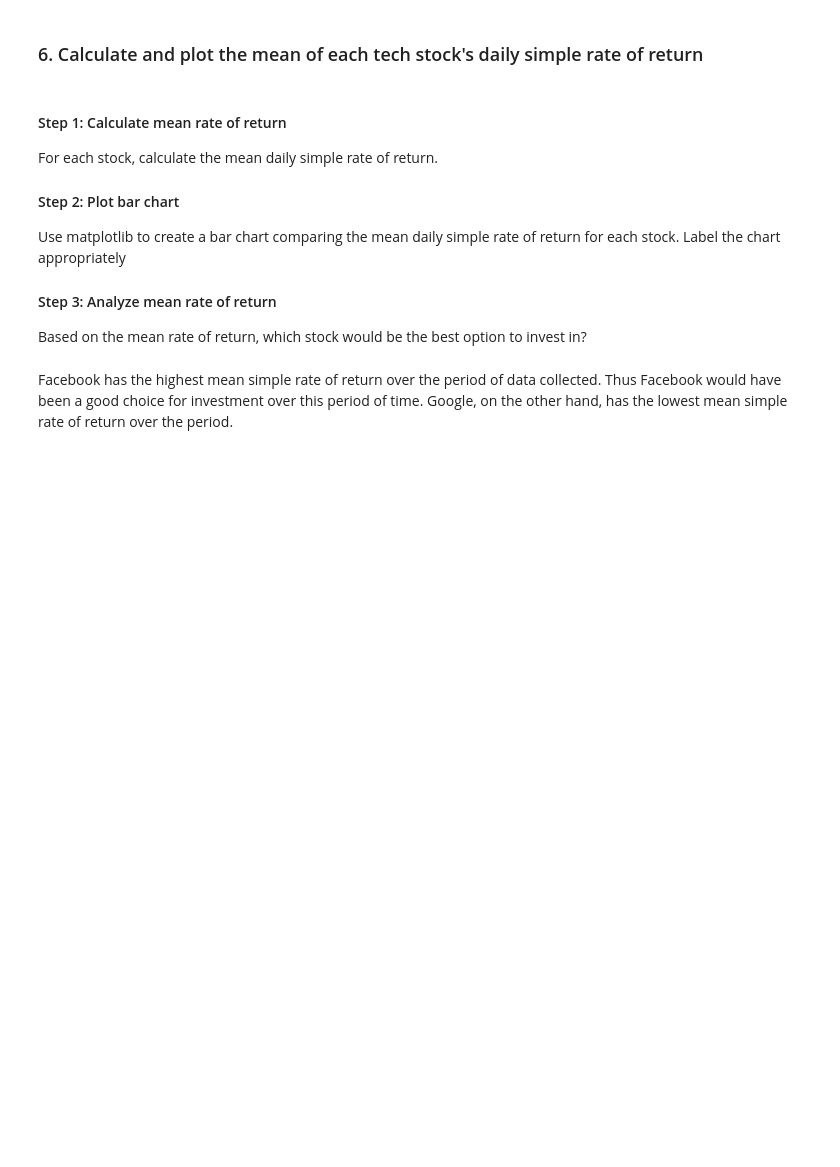
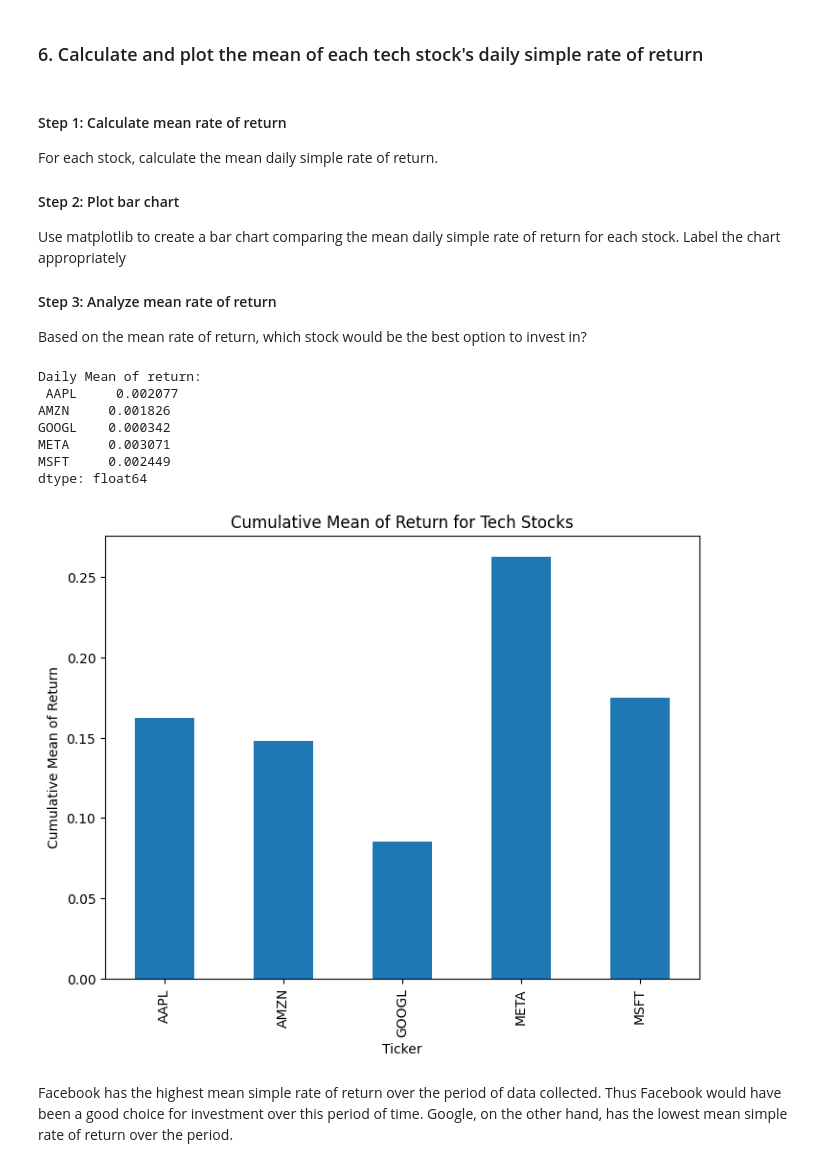
Before and after one commit to vhurdaneta/Visualazing-Tech-Stocks-Project---Analyze-Financial-Data-with-Python, a Jupyter notebook: visualizing_tech_stocks.ipynb, the cells around one changed output. Cells and saved outputs as stored; diff of their text form; code cells hidden in the pictures; blank space fills up the shorter version.

```diff
--- a/visualizing_tech_stocks.ipynb
+++ b/visualizing_tech_stocks.ipynb
@@ -76,6 +148,28 @@ For each stock, calculate the mean daily simple rate of return.
 Use matplotlib to create a bar chart comparing the mean daily simple rate of return for each stock. Label the chart appropriately
 #### Step 3: Analyze mean rate of return
 Based on the mean rate of return, which stock would be the best option to invest in?
+# %%
+#Daily mean of return
+print('Daily Mean of return:\n', stock_data_daily_returns.mean())
+
+# Calculamos el promedio acumulado de rate of return diario para cada activo
+daily_return_means_cumulative = (1 + stock_data_daily_returns).cumprod().mean() - 1
+
+# Graficamos el promedio acumulado de rate of return diario para cada activo en un gráfico de barras
+daily_return_means_cumulative.plot.bar(figsize=(8,6))
+plt.xlabel('Ticker')
+plt.ylabel('Cumulative Mean of Return')
+plt.title('Cumulative Mean of Return for Tech Stocks')
+plt.show()
+# %% [output]
+Daily Mean of return:
+ AAPL     0.002077
+AMZN     0.001826
+GOOGL    0.000342
+META     0.003071
+MSFT     0.002449
+dtype: float64
+[figure, added]
 # %% [markdown]
 Facebook has the highest mean simple rate of return over the period of data collected. Thus Facebook would have been a good choice for investment over this period of time. Google, on the other hand, has the lowest mean simple rate of return over the period.
 # %% [markdown]
```
Also changed, not shown: parts of 7 cells of this notebook, 1 other file.
